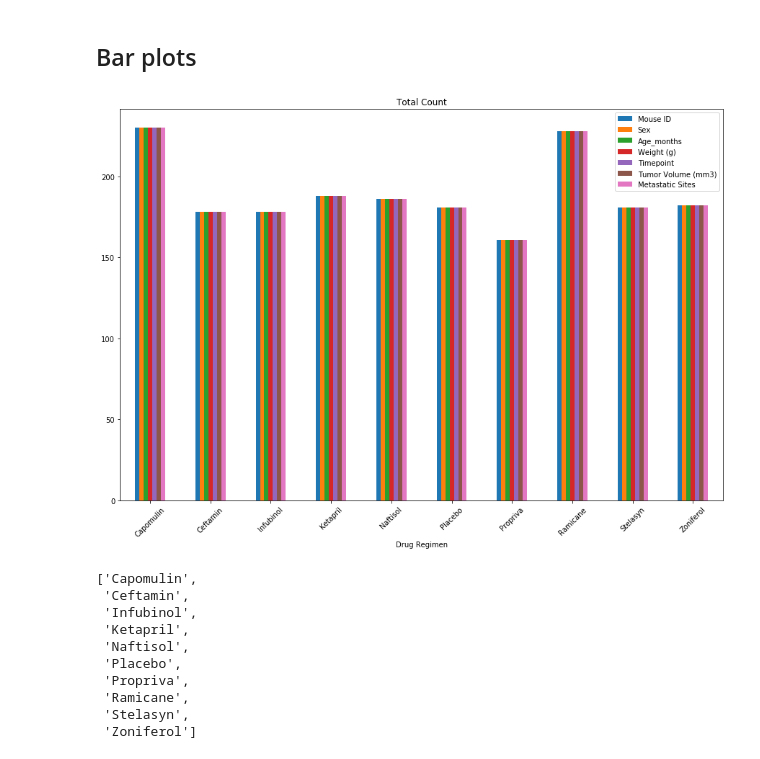
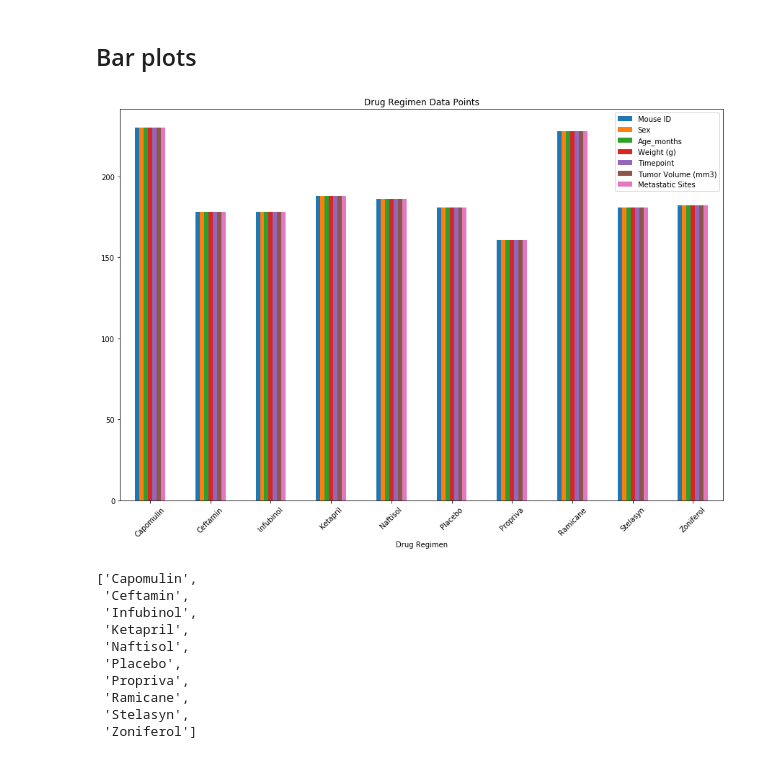
Before and after one commit to narayanan-nithya/Pymaceuticals_Matplotlib_Visualization, a Jupyter notebook: Nithya_Pymaceuticals.ipynb, the cells around one changed output. Drawn from its saved outputs; the diff is of its cells as text; code cells hidden in the pictures.

```diff
--- a/Nithya_Pymaceuticals.ipynb
+++ b/Nithya_Pymaceuticals.ipynb
@@ -76,14 +76,14 @@ summary_stats.head(200)
 # %%
 # Generate a bar plot showing number of data points for each treatment regimen using pandas
 drugregimen_data = combined_test_data.groupby("Drug Regimen").count()
 
 #grouping by drug regimen, getting the count and generating the bar chart.
 drugregimen_data.plot(kind='bar', figsize=(15,10), rot=45)
 
-plt.title("Total Count")
+plt.title("Drug Regimen Data Points")
 plt.show()
 # %% [output]
-[figure, old version]
+[figure, new version]
 # %%
 # Generate a bar plot showing number of data points for each treatment regimen using pyplot
 drugregimens = summary_stats.index.tolist()
```
Also changed, not shown: parts of 1 cell of this notebook.
